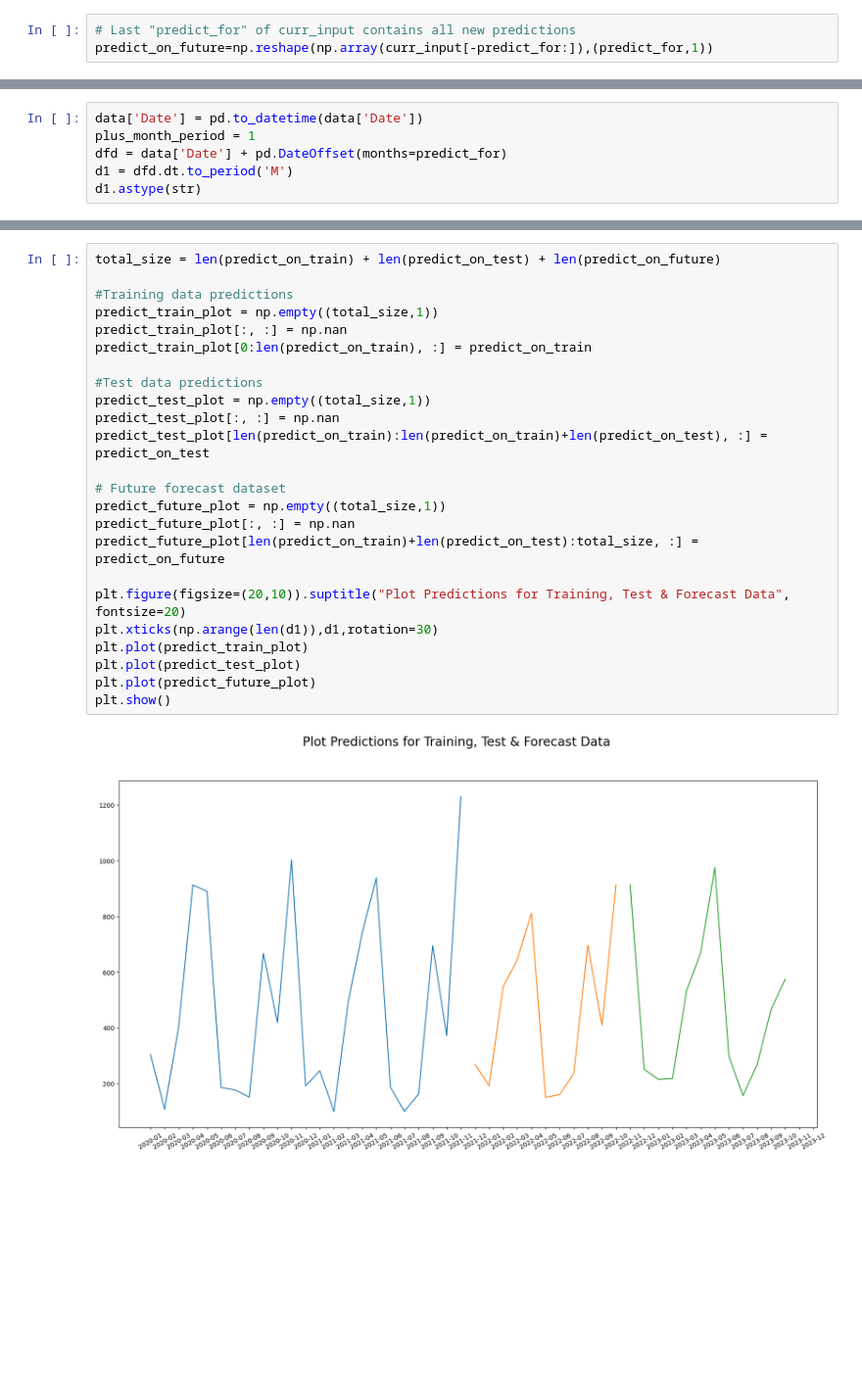
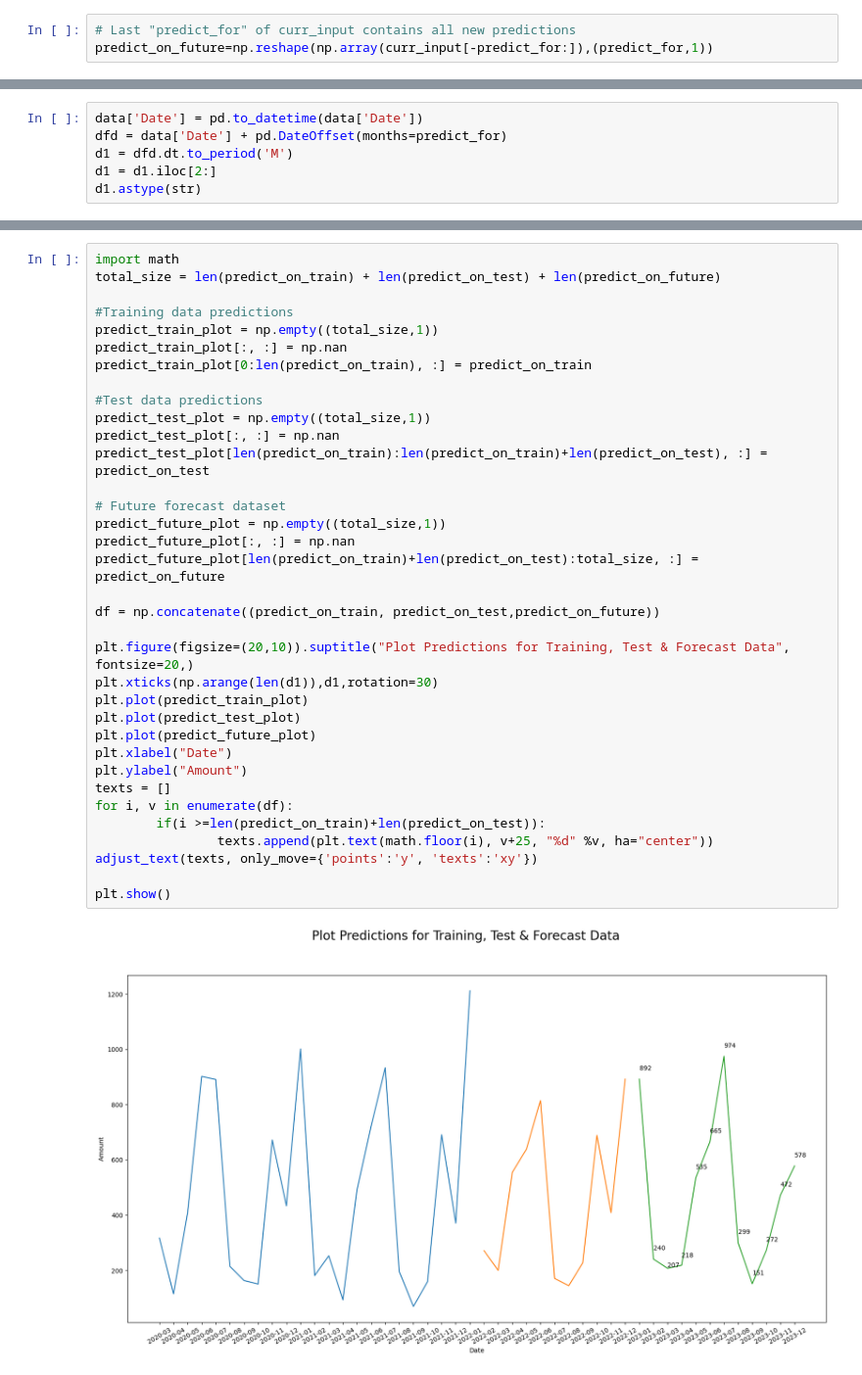
Before and after one commit to SnehaVeerakumar/Predict-health-insurance-amount, a Jupyter notebook: Code/DeepLearning/time_series_RNN_LSTM.ipynb, the cells around one changed output, grey strips where cells are left out. Shown: that part at 98% size. Saved outputs shown, nothing was run; the diff lists cells and outputs as text; blank space fills up the shorter version.

```diff
--- a/Code/DeepLearning/time_series_RNN_LSTM.ipynb
+++ b/Code/DeepLearning/time_series_RNN_LSTM.ipynb
@@ -186,7 +187,7 @@ print(predict_on_future[:5])
 # %%
 data['Date'] = pd.to_datetime(data['Date'])
-plus_month_period = 1
 dfd = data['Date'] + pd.DateOffset(months=predict_for)
 d1 = dfd.dt.to_period('M')
+d1 = d1.iloc[2:]
 d1.astype(str)
 # %% [output]
@@ -208,28 +209,39 @@ d1.astype(str)
 47    2023-12
 Name: Date, dtype: object
 # %%
+import math
 total_size = len(predict_on_train) + len(predict_on_test) + len(predict_on_future)
 
 #Training data predictions
 predict_train_plot = np.empty((total_size,1))
 predict_train_plot[:, :] = np.nan
 predict_train_plot[0:len(predict_on_train), :] = predict_on_train
 
 #Test data predictions
 predict_test_plot = np.empty((total_size,1))
 predict_test_plot[:, :] = np.nan
 predict_test_plot[len(predict_on_train):len(predict_on_train)+len(predict_on_test), :] = predict_on_test
 
 # Future forecast dataset
 predict_future_plot = np.empty((total_size,1))
 predict_future_plot[:, :] = np.nan
 predict_future_plot[len(predict_on_train)+len(predict_on_test):total_size, :] = predict_on_future
 
-plt.figure(figsize=(20,10)).suptitle("Plot Predictions for Training, Test & Forecast Data", fontsize=20)
+df = np.concatenate((predict_on_train, predict_on_test,predict_on_future))
+
+plt.figure(figsize=(20,10)).suptitle("Plot Predictions for Training, Test & Forecast Data", fontsize=20,)
 plt.xticks(np.arange(len(d1)),d1,rotation=30)
 plt.plot(predict_train_plot)
 plt.plot(predict_test_plot)
 plt.plot(predict_future_plot)
+plt.xlabel("Date")
+plt.ylabel("Amount")
+texts = []
+for i, v in enumerate(df):
+        if(i >=len(predict_on_train)+len(predict_on_test)):
+                texts.append(plt.text(math.floor(i), v+25, "%d" %v, ha="center"))
+adjust_text(texts, only_move={'points':'y', 'texts':'xy'})
+
 plt.show()
 # %% [output]
-[figure, old version]
+[figure, new version]
```
Also changed, not shown: parts of 8 cells of this notebook, 16 other files.
